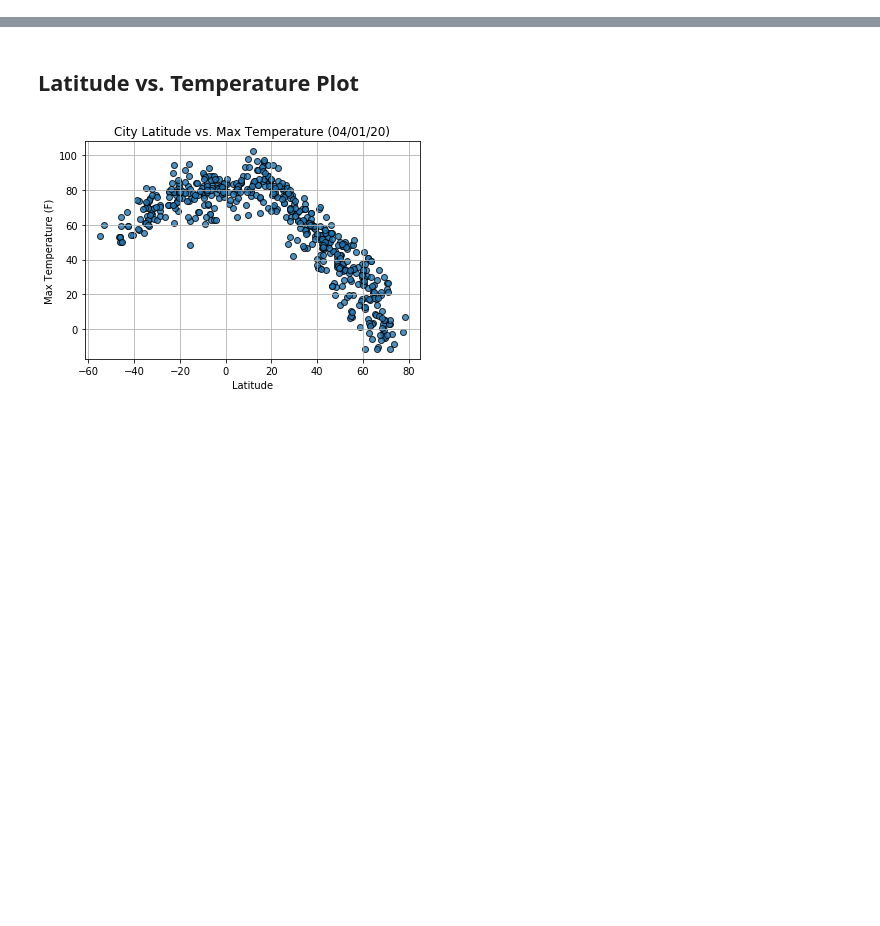
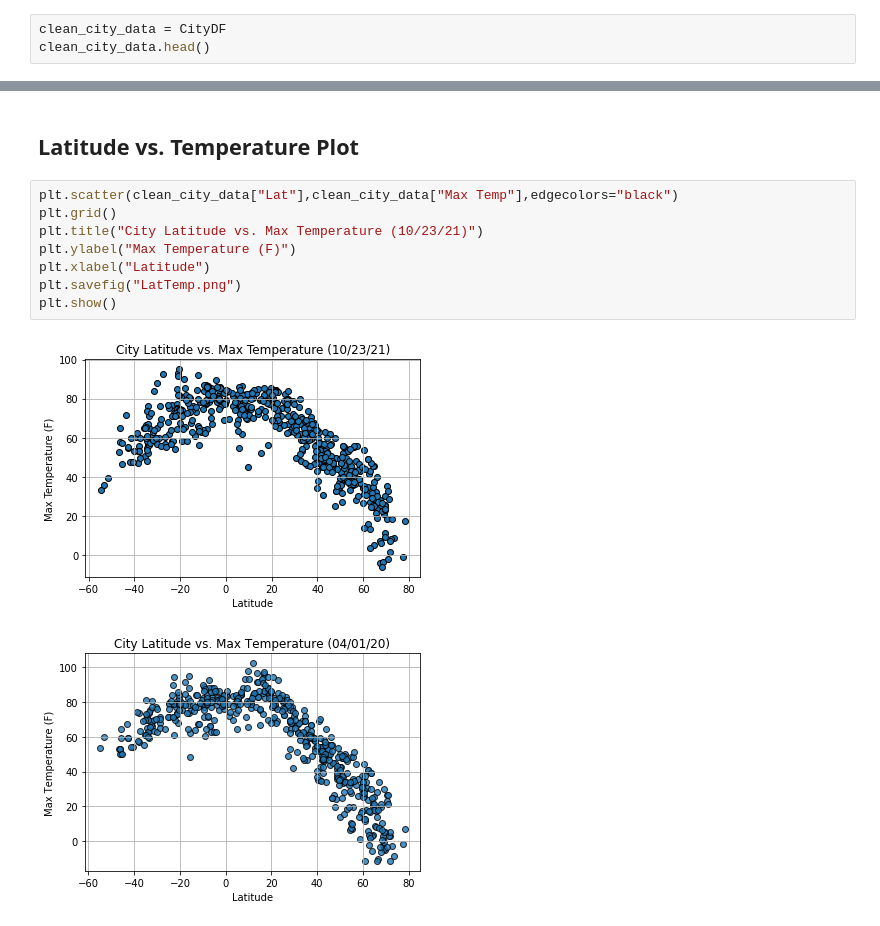
Before and after one commit to danelle1126/python-api-challenge, a Jupyter notebook: WeatherPy.ipynb, the cells around one changed output, grey strips where cells are left out. Cells and saved outputs as stored; diff of their text form; blank space fills up the shorter version.

```diff
--- a/WeatherPy.ipynb
+++ b/WeatherPy.ipynb
@@ -141,3 +153,6 @@ Int64Index([], dtype='int64')
 | 2 | cape town | -33.93 | 18.42 | 73.00 | 77 | 27 | 4.70 | ZA | 1593605039 |
 | 3 | touba | 8.28 | -7.68 | 79.97 | 75 | 82 | 3.58 | CI | 1593605284 |
 | 4 | jamestown | 42.10 | -79.24 | 64.00 | 88 | 1 | 6.93 | US | 1593605284 |
+# %%
+clean_city_data = CityDF
+clean_city_data.head()
@@ -147,6 +169,16 @@ Int64Index([], dtype='int64')
 * Save the plotted figures as .pngs.
 # %% [markdown]
 ## Latitude vs. Temperature Plot
+# %%
+plt.scatter(clean_city_data["Lat"],clean_city_data["Max Temp"],edgecolors="black")
+plt.grid()
+plt.title("City Latitude vs. Max Temperature (10/23/21)")
+plt.ylabel("Max Temperature (F)")
+plt.xlabel("Latitude")
+plt.savefig("LatTemp.png")
+plt.show()
+# %% [output]
+[figure, added]
 # %%
 # %% [output]
 [figure]
```
Also changed, not shown: parts of 20 cells of this notebook, 5 other files.
